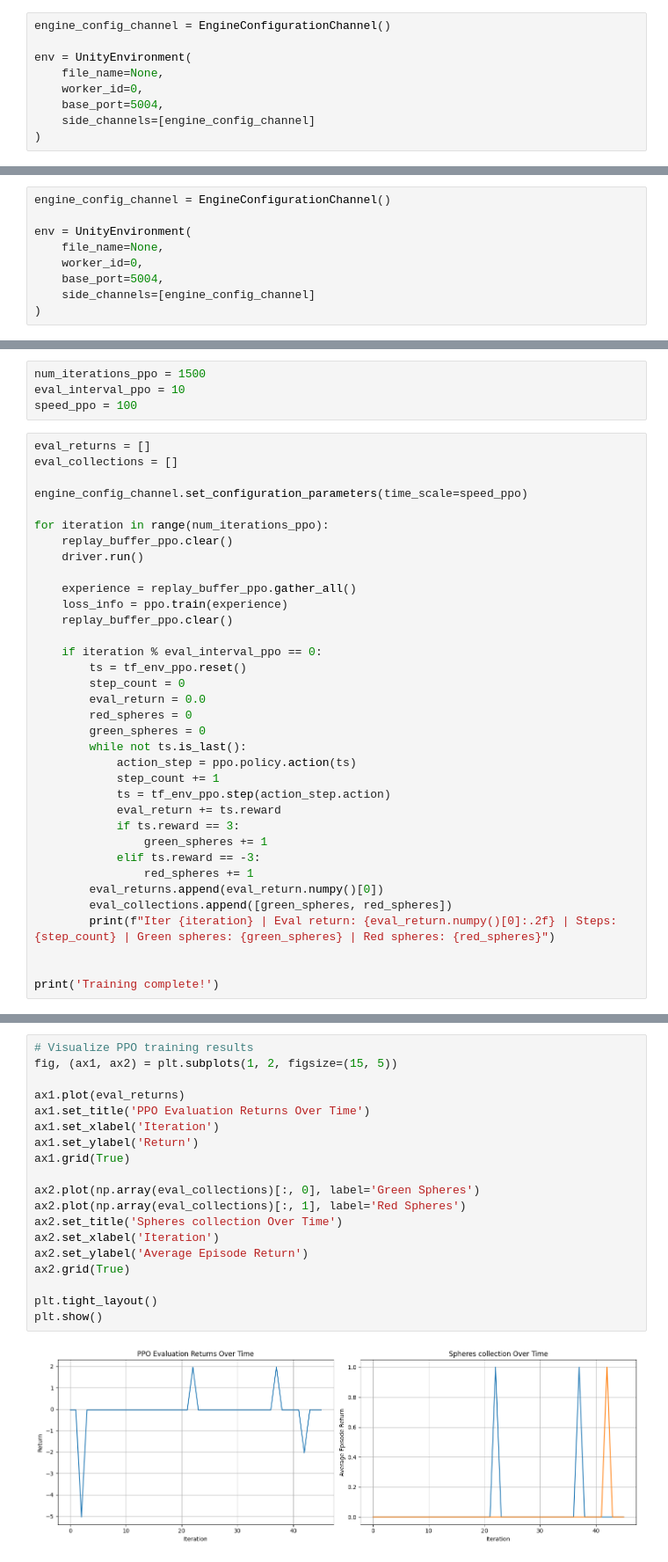
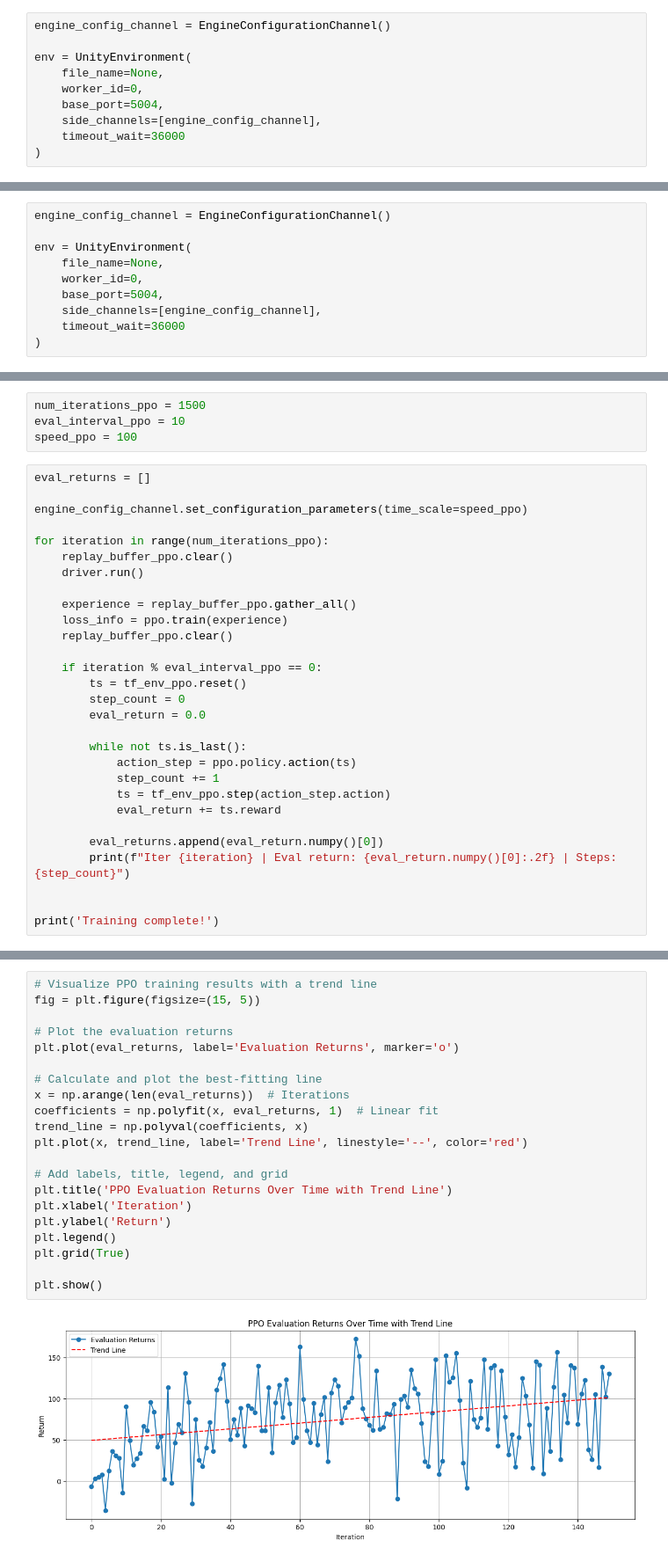
Before and after one commit to MohamedLouayChatti/Reinforcement-Learning-PPO, a Jupyter notebook: notebook.ipynb, the cells around one changed output, grey strips where cells are left out. Shown: that part at 88% size. Cells and saved outputs as stored; diff of their text form.

Commit message:
Training the PPO agent

```diff
--- a/notebook.ipynb
+++ b/notebook.ipynb
@@ -54,7 +45,8 @@ env = UnityEnvironment(
     file_name=None,
     worker_id=0,
     base_port=5004,
-    side_channels=[engine_config_channel]
+    side_channels=[engine_config_channel],
+    timeout_wait=36000
 )
 # %%
 env.reset()
@@ -822,7 +814,8 @@ env = UnityEnvironment(
     file_name=None,
     worker_id=0,
     base_port=5004,
-    side_channels=[engine_config_channel]
+    side_channels=[engine_config_channel],
+    timeout_wait=36000
 )
 # %%
 env_wrapper_ppo = EnvironmentWrapper(env, behavior_name, get_state)
@@ -888,7 +899,6 @@ eval_interval_ppo = 10
 speed_ppo = 100
 # %%
 eval_returns = []
-eval_collections = []
 
 engine_config_channel.set_configuration_parameters(time_scale=speed_ppo)
 
@@ -904,20 +914,15 @@ for iteration in range(num_iterations_ppo):
         ts = tf_env_ppo.reset()
         step_count = 0
         eval_return = 0.0
-        red_spheres = 0
-        green_spheres = 0
+
         while not ts.is_last():
             action_step = ppo.policy.action(ts)
             step_count += 1
             ts = tf_env_ppo.step(action_step.action)
             eval_return += ts.reward
-            if ts.reward == 3:
-                green_spheres += 1
-            elif ts.reward == -3:
-                red_spheres += 1
+
         eval_returns.append(eval_return.numpy()[0])
-        eval_collections.append([green_spheres, red_spheres])
-        print(f"Iter {iteration} | Eval return: {eval_return.numpy()[0]:.2f} | Steps: {step_count} | Green spheres: {green_spheres} | Red spheres: {red_spheres}")
+        print(f"Iter {iteration} | Eval return: {eval_return.numpy()[0]:.2f} | Steps: {step_count}")
 
 
 print('Training complete!')
@@ -926,21 +947,23 @@ KeyboardInterrupt:
 # %%
-# Visualize PPO training results
-fig, (ax1, ax2) = plt.subplots(1, 2, figsize=(15, 5))
+# Visualize PPO training results with a trend line
+fig = plt.figure(figsize=(15, 5))
 
-ax1.plot(eval_returns)
-ax1.set_title('PPO Evaluation Returns Over Time')
-ax1.set_xlabel('Iteration')
-ax1.set_ylabel('Return')
-ax1.grid(True)
+# Plot the evaluation returns
+plt.plot(eval_returns, label='Evaluation Returns', marker='o')
 
-ax2.plot(np.array(eval_collections)[:, 0], label='Green Spheres')
-ax2.plot(np.array(eval_collections)[:, 1], label='Red Spheres')
-ax2.set_title('Spheres collection Over Time')
-ax2.set_xlabel('Iteration')
-ax2.set_ylabel('Average Episode Return')
-ax2.grid(True)
+# Calculate and plot the best-fitting line
+x = np.arange(len(eval_returns))  # Iterations
+coefficients = np.polyfit(x, eval_returns, 1)  # Linear fit
+trend_line = np.polyval(coefficients, x)
+plt.plot(x, trend_line, label='Trend Line', linestyle='--', color='red')
 
-plt.tight_layout()
+# Add labels, title, legend, and grid
+plt.title('PPO Evaluation Returns Over Time with Trend Line')
+plt.xlabel('Iteration')
+plt.ylabel('Return')
+plt.legend()
+plt.grid(True)
+
 plt.show()
 # %% [output]
-[figure, old version]
+[figure, new version]
```
Also changed, not shown: parts of 7 cells of this notebook, 8 other files.
